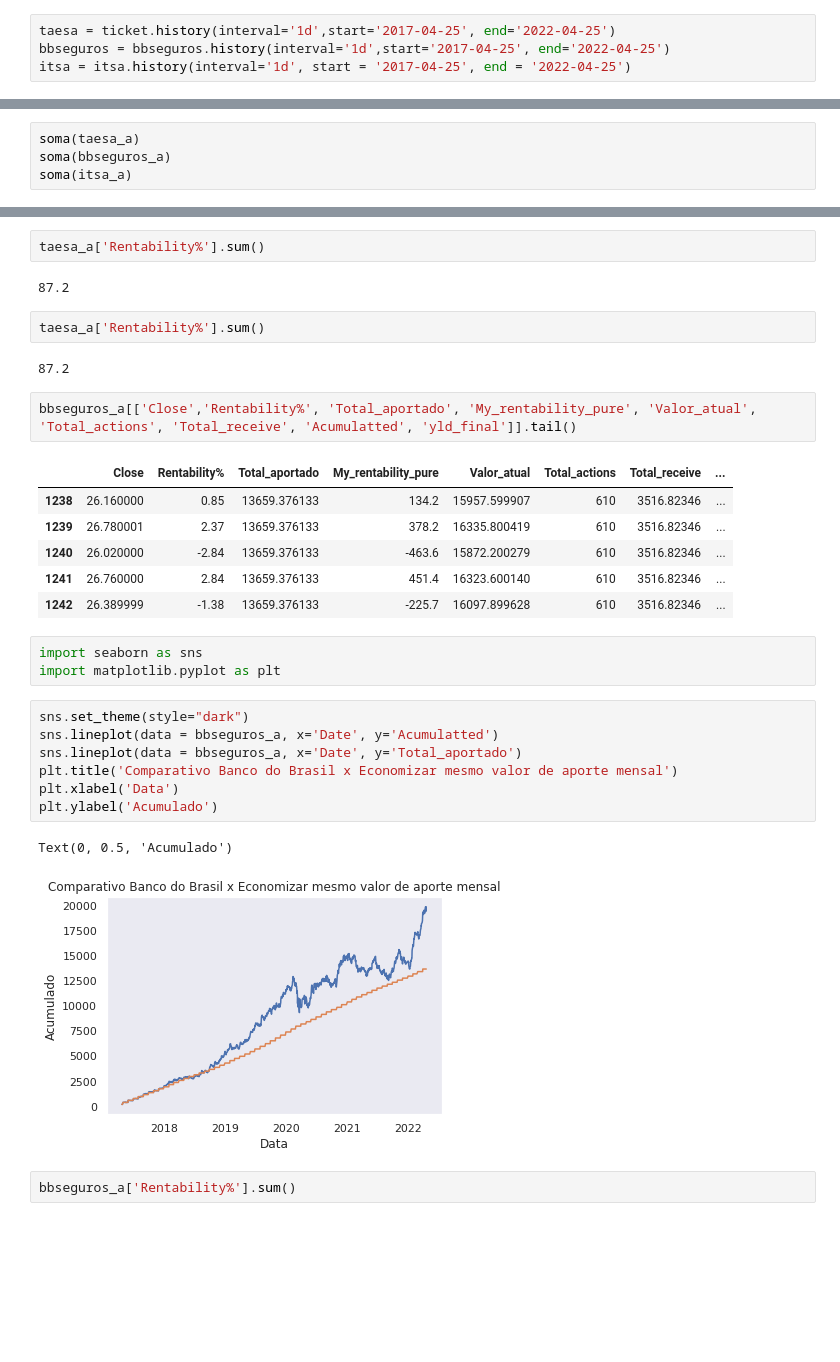
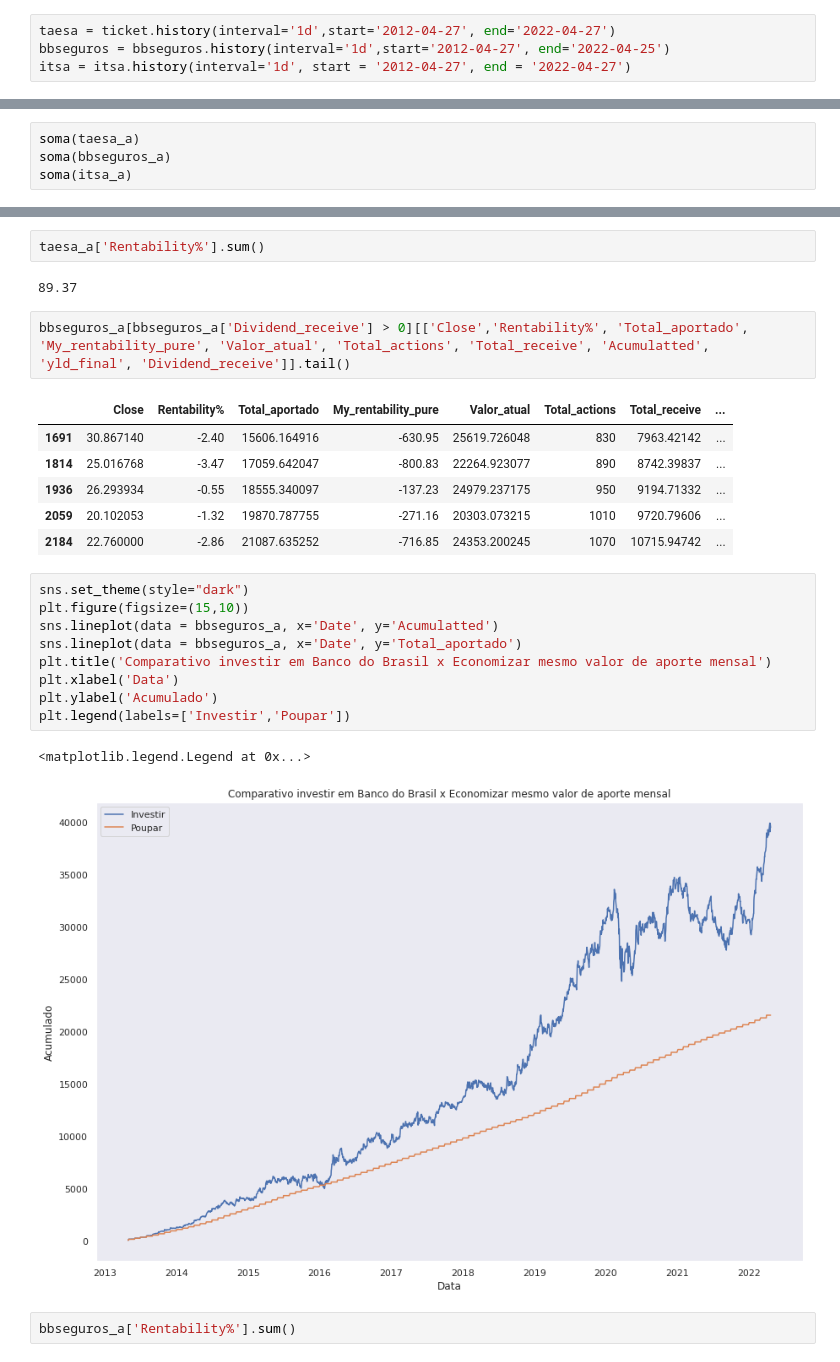
Before and after one commit to ITALOZDKJ/Me-tornando-um-analista-de-dados, a Jupyter notebook: Comparativo_de_investimentos.ipynb, the cells around one changed output, grey strips where cells are left out. Drawn from its saved outputs; the diff is of its cells as text; blank space fills up the shorter version.

```diff
--- a/Comparativo_de_investimentos.ipynb
+++ b/Comparativo_de_investimentos.ipynb
@@ -96,9 +96,9 @@ ticket = yf.Ticker('TAEE4.SA')
 bbseguros = yf.Ticker('BBSE3.SA')
 itsa = yf.Ticker('ITSA4.SA')
 # %%
-taesa = ticket.history(interval='1d',start='2017-04-25', end='2022-04-25')
-bbseguros = bbseguros.history(interval='1d',start='2017-04-25', end='2022-04-25')
-itsa = itsa.history(interval='1d', start = '2017-04-25', end = '2022-04-25')
+taesa = ticket.history(interval='1d',start='2012-04-27', end='2022-04-27')
+bbseguros = bbseguros.history(interval='1d',start='2012-04-27', end='2022-04-25')
+itsa = itsa.history(interval='1d', start = '2012-04-27', end = '2022-04-27')
 # %%
 taesa_a = taesa.copy()
 bbseguros_a = bbseguros.copy()
@@ -137,33 +141,28 @@ Text(0, 0.5, 'Acumulado')
 # %%
 taesa_a['Rentability%'].sum()
 # %% [output]
-87.2
+89.37
-# %%
-taesa_a['Rentability%'].sum()
-# %% [output]
-87.2
 # %%
-bbseguros_a[['Close','Rentability%', 'Total_aportado', 'My_rentability_pure', 'Valor_atual', 'Total_actions', 'Total_receive', 'Acumulatted', 'yld_final']].tail()
+bbseguros_a[bbseguros_a['Dividend_receive'] > 0][['Close','Rentability%', 'Total_aportado', 'My_rentability_pure', 'Valor_atual', 'Total_actions', 'Total_receive', 'Acumulatted', 'yld_final', 'Dividend_receive']].tail()
 # %% [output]
 |  | Close | Rentability% | Total_aportado | My_rentability_pure | Valor_atual | Total_actions | Total_receive | ... |
-| 1238 | 26.160000 | 0.85 | 13659.376133 | 134.2 | 15957.599907 | 610 | 3516.82346 | ... |
-| 1239 | 26.780001 | 2.37 | 13659.376133 | 378.2 | 16335.800419 | 610 | 3516.82346 | ... |
-| 1240 | 26.020000 | -2.84 | 13659.376133 | -463.6 | 15872.200279 | 610 | 3516.82346 | ... |
-| 1241 | 26.760000 | 2.84 | 13659.376133 | 451.4 | 16323.600140 | 610 | 3516.82346 | ... |
-| 1242 | 26.389999 | -1.38 | 13659.376133 | -225.7 | 16097.899628 | 610 | 3516.82346 | ... |
+| 1691 | 30.867140 | -2.40 | 15606.164916 | -630.95 | 25619.726048 | 830 | 7963.42142 | ... |
+| 1814 | 25.016768 | -3.47 | 17059.642047 | -800.83 | 22264.923077 | 890 | 8742.39837 | ... |
+| 1936 | 26.293934 | -0.55 | 18555.340097 | -137.23 | 24979.237175 | 950 | 9194.71332 | ... |
+| 2059 | 20.102053 | -1.32 | 19870.787755 | -271.16 | 20303.073215 | 1010 | 9720.79606 | ... |
+| 2184 | 22.760000 | -2.86 | 21087.635252 | -716.85 | 24353.200245 | 1070 | 10715.94742 | ... |
-# %%
-import seaborn as sns
-import matplotlib.pyplot as plt
 # %%
 sns.set_theme(style="dark")
+plt.figure(figsize=(15,10))
 sns.lineplot(data = bbseguros_a, x='Date', y='Acumulatted')
 sns.lineplot(data = bbseguros_a, x='Date', y='Total_aportado')
-plt.title('Comparativo Banco do Brasil x Economizar mesmo valor de aporte mensal')
+plt.title('Comparativo investir em Banco do Brasil x Economizar mesmo valor de aporte mensal')
 plt.xlabel('Data')
 plt.ylabel('Acumulado')
+plt.legend(labels=['Investir','Poupar'])
 # %% [output]
-Text(0, 0.5, 'Acumulado')
+<matplotlib.legend.Legend at 0x...>
-[figure, old version]
+[figure, new version]
 # %%
 bbseguros_a['Rentability%'].sum()
 # %% [output]
```
Also changed, not shown: parts of 18 cells of this notebook.
